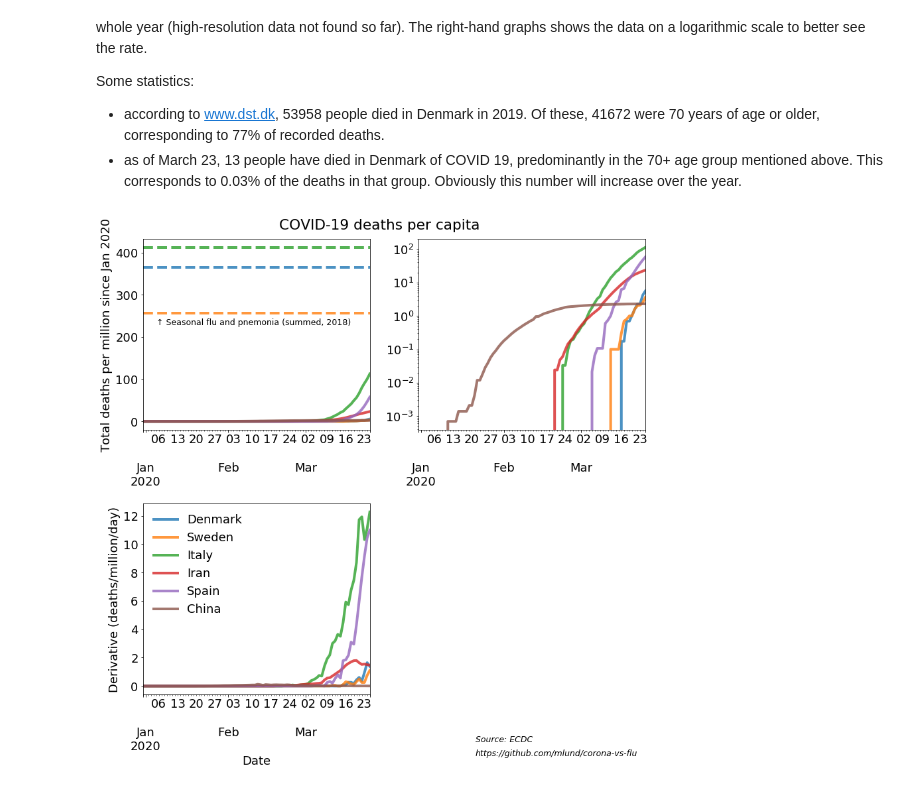
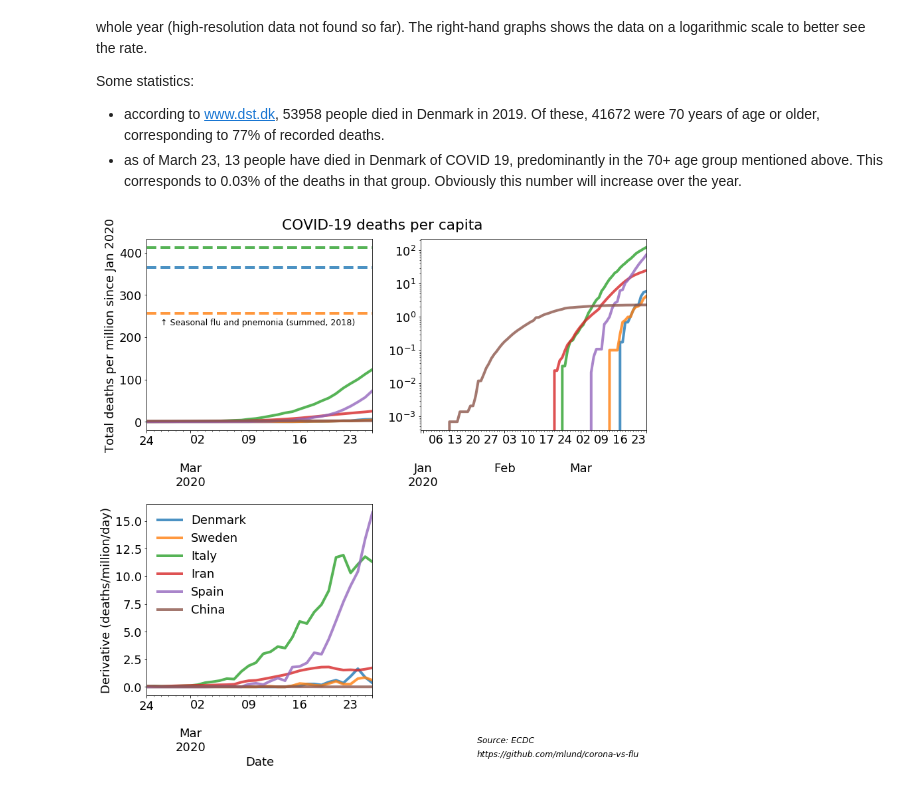
Before and after one commit to mlund/corona-vs-flu, a Jupyter notebook: notebook.ipynb, the cells around one changed output. Saved outputs shown, nothing was run; the diff lists cells and outputs as text; code cells hidden in the pictures.

```diff
--- a/notebook.ipynb
+++ b/notebook.ipynb
@@ -21,6 +22,7 @@ from scipy.misc import derivative
 # %%
+today = datetime.date.today().strftime("%Y-%m-%d")
 # source: https://www.ecdc.europa.eu/en/publications-data/download-todays-data-geographic-distribution-covid-19-cases-worldwide
-url = "https://www.ecdc.europa.eu/sites/default/files/documents/COVID-19-geographic-disbtribution-worldwide-2020-03-25.xlsx"
+url = "https://www.ecdc.europa.eu/sites/default/files/documents/COVID-19-geographic-disbtribution-worldwide-2020-03-26.xlsx"
 #file = "COVID-19-geographic-disbtribution-worldwide-2020-03-22.xlsx"
 db = pd.read_excel(url, usecols=[0,4,5,6], converters= {'DateRep': pd.to_datetime})
 db.rename(columns={"Countries and territories": "Country"}, inplace=True, errors="raise")
@@ -104,31 +106,34 @@ for country in countries:
 ax[0][0].set_ylabel("Total deaths per million since Jan 2020")
 ax[0][0].set_xlabel("")
 ax[0][1].set_xlabel("")
 ax[0][1].set_yscale('log')
 #ax[1][0].set_yscale('log')
 ax[0][0].set_yscale('linear')
 ax[1][0].set_ylabel('Derivative (deaths/million/day)')
 ax[1][0].legend(loc=0, frameon=False)
 ax[0][0].get_legend().remove()
 ax[0][1].get_legend().remove()
 fig.delaxes(ax[1][1])
 
 prop_cycle = plt.rcParams['axes.prop_cycle']
 colors = prop_cycle.by_key()['color']
 cnt=0
 for country in ['Denmark', 'Sweden', 'Italy']:
     mask = flu.Country == country
     val = flu[mask].dead_per_million.values
     ax[0][0].axhline(y=val, color=colors[cnt], linestyle='--', lw=4, alpha=0.8)
     cnt+=1
 
+ax[0][0].set_xlim('2020-02-24', today)
+ax[1][0].set_xlim('2020-02-24', today)
+
 ax[0][0].text(0.06, 0.55, r'↑ Seasonal flu and pnemonia (summed, 2018)', transform=ax[0][0].transAxes, size='x-small')
 ax[0][0].text(0.60, 1.05, 'COVID-19 deaths per capita', size='large', transform=ax[0][0].transAxes)
 
 ax[0][1].text(0.25, -1.63, 'Source: ECDC', transform=ax[0][1].transAxes, size='x-small', style='italic')
 ax[0][1].text(0.25, -1.7, 'https://github.com/mlund/corona-vs-flu', transform=ax[0][1].transAxes, size='x-small', style='italic')
 
 plt.tight_layout()
 plt.savefig('corona-vs-flu.png', bbox_inches='tight')
 # %% [output]
-[figure, old version]
+[figure, new version]
```
Also changed, not shown: parts of 2 cells of this notebook.
